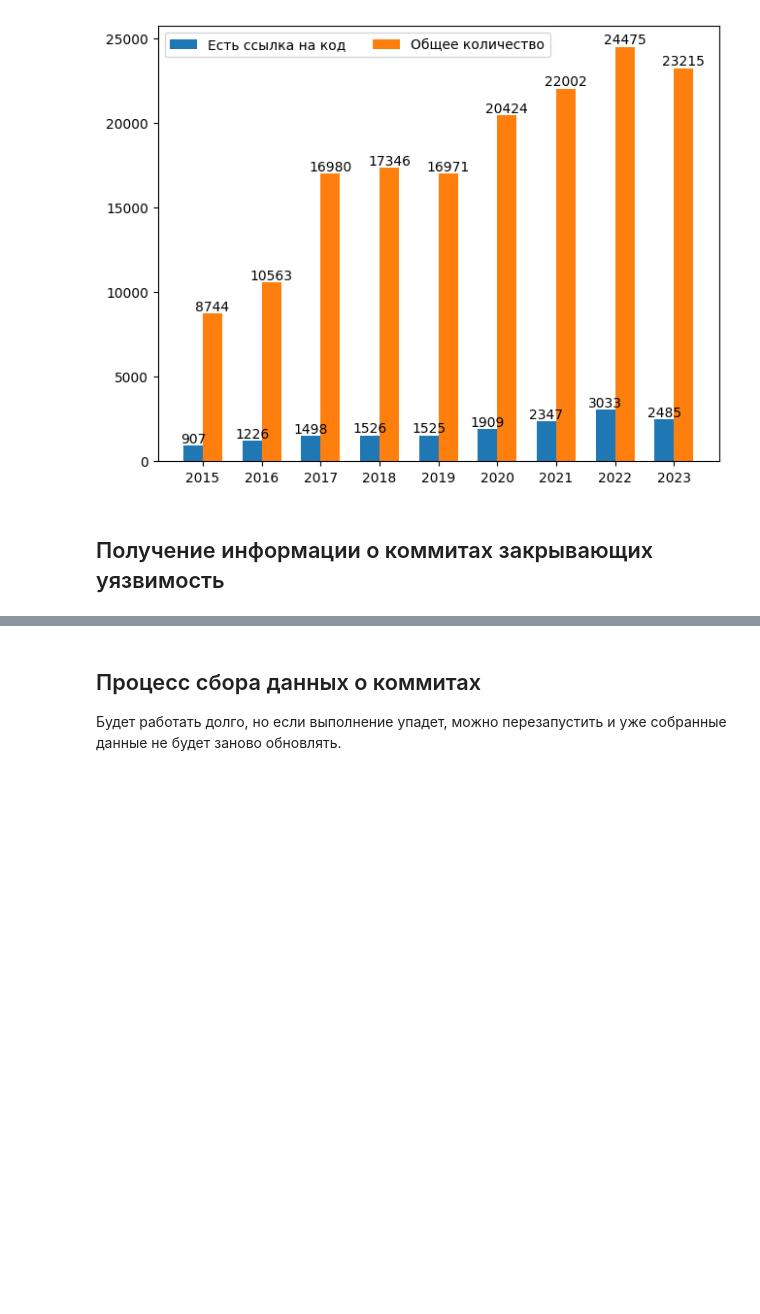
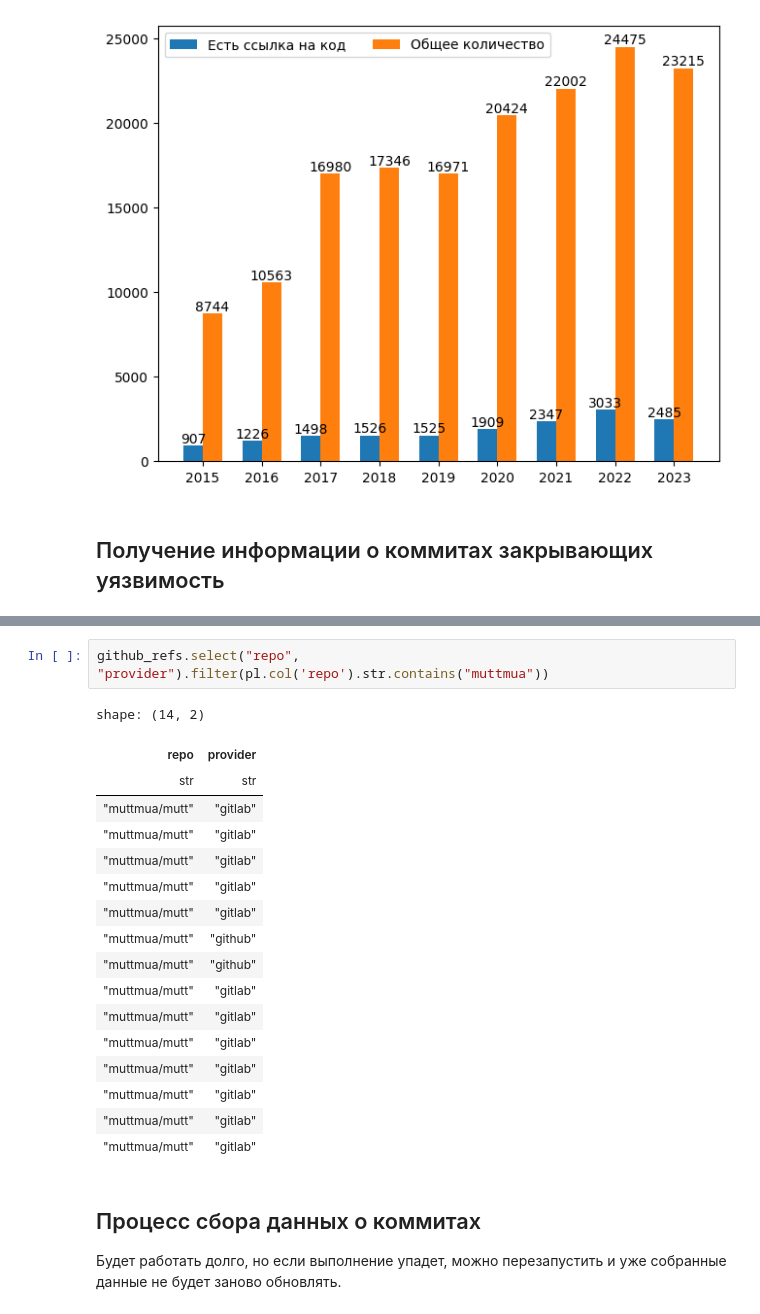
Before and after one commit to vodkar/software_vulnerabilites_investigation, a Jupyter notebook: sv_investigation/process_cve_data.ipynb, the cells around one changed output, grey strips where cells are left out. Saved outputs shown, nothing was run; the diff lists cells and outputs as text; blank space fills up the shorter version.

```diff
--- a/sv_investigation/process_cve_data.ipynb
+++ b/sv_investigation/process_cve_data.ipynb
@@ -88,3 +109,23 @@ github_refs = commit_refs.filter(
+# %%
+github_refs.select("repo", "provider").filter(pl.col('repo').str.contains("muttmua"))
+# %% [output]
+shape: (14, 2)
+| repo | provider |
+| str | str |
+| "muttmua/mutt" | "gitlab" |
+| "muttmua/mutt" | "gitlab" |
+| "muttmua/mutt" | "gitlab" |
+| "muttmua/mutt" | "gitlab" |
+| "muttmua/mutt" | "gitlab" |
+| "muttmua/mutt" | "github" |
+| "muttmua/mutt" | "github" |
+| "muttmua/mutt" | "gitlab" |
+| "muttmua/mutt" | "gitlab" |
+| "muttmua/mutt" | "gitlab" |
+| "muttmua/mutt" | "gitlab" |
+| "muttmua/mutt" | "gitlab" |
+| "muttmua/mutt" | "gitlab" |
+| "muttmua/mutt" | "gitlab" |
 # %% [markdown]
 ## Процесс сбора данных о коммитах
 
```
Also changed, not shown: parts of 5 cells of this notebook, 7 other files.
